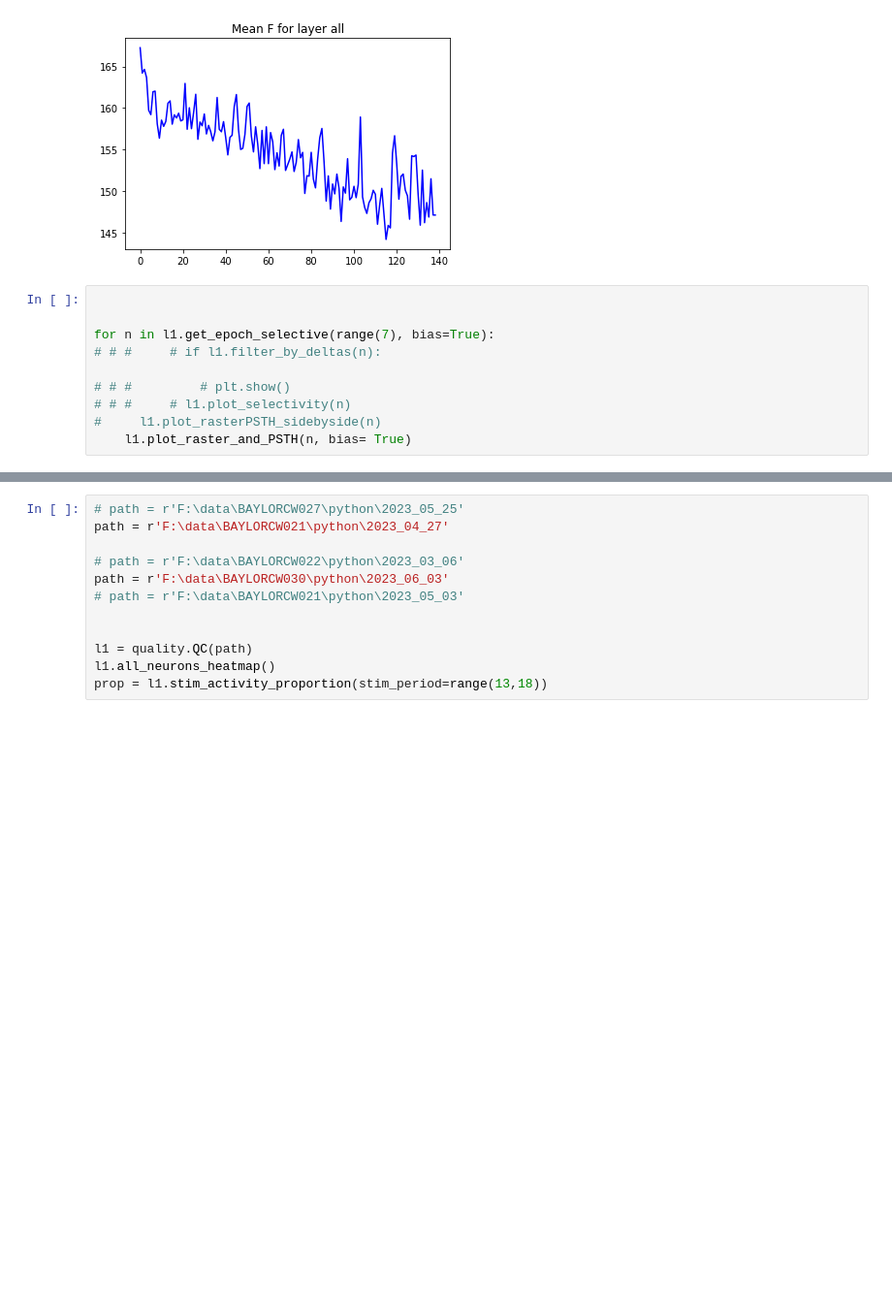
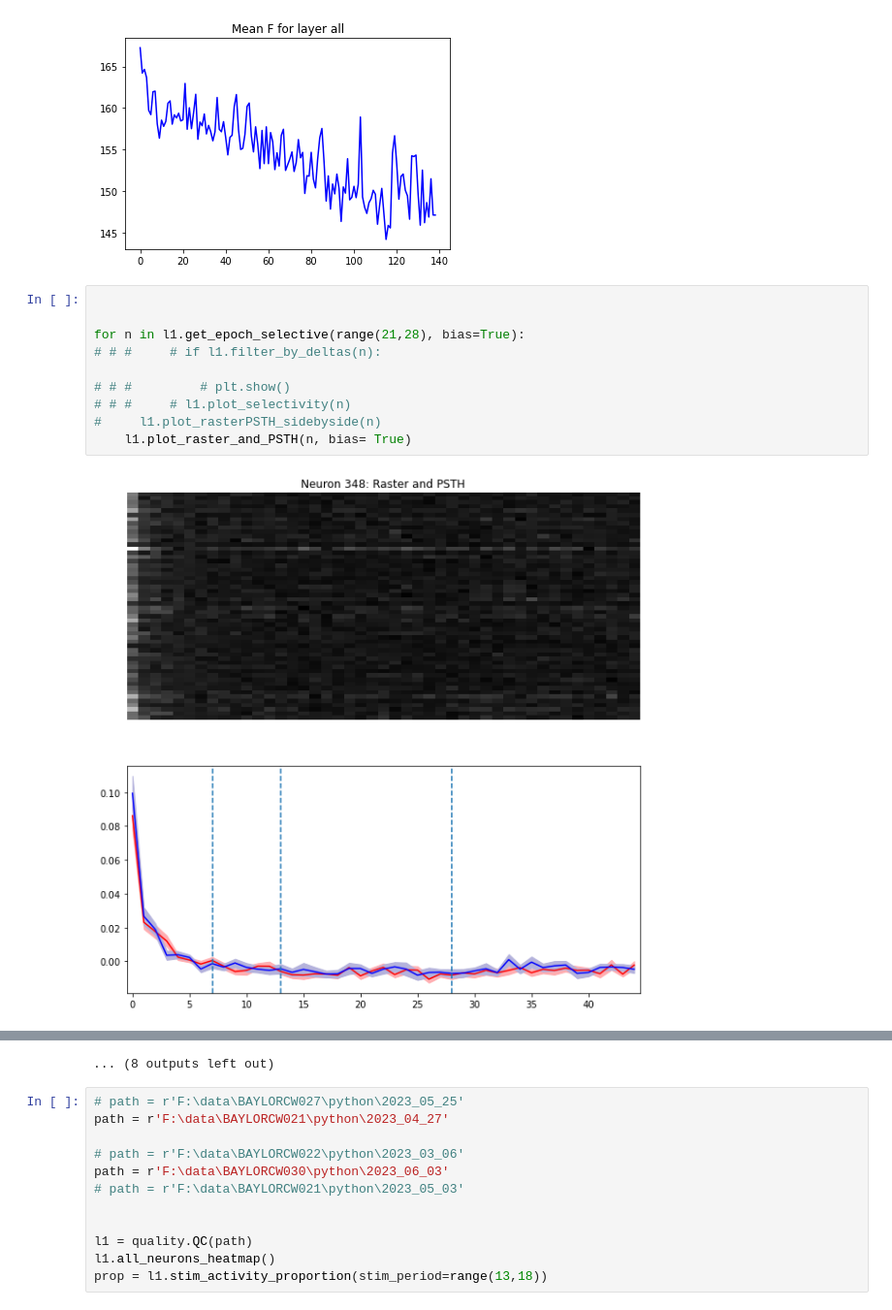
Before and after one commit to catherinewang99/2pimagingAnalysis, a Jupyter notebook: viewplots.ipynb, the cells around one changed output, grey strips where cells are left out. Shown at 97% size. Saved outputs shown, nothing was run; the diff lists cells and outputs as text; blank space fills up the shorter version.

```diff
--- a/viewplots.ipynb
+++ b/viewplots.ipynb
@@ -28,10 +28,12 @@ Minimum cutoff is 45
 # %%
 
 
-for n in l1.get_epoch_selective(range(7), bias=True):
+for n in l1.get_epoch_selective(range(21,28), bias=True):
 # # #     # if l1.filter_by_deltas(n):
 
 # # #         # plt.show()
 # # #     # l1.plot_selectivity(n)
 #     l1.plot_rasterPSTH_sidebyside(n)
     l1.plot_raster_and_PSTH(n, bias= True)
+# %% [output]
+[figure, added]
@@ -38,3 +51,4 @@ for n in l1.get_epoch_selective(range(7), bias=True):
+... (8 outputs left out)
 # %%
 # path = r'F:\data\BAYLORCW027\python\2023_05_25'
 path = r'F:\data\BAYLORCW021\python\2023_04_27'
```
Also changed, not shown: parts of 1 cell of this notebook, 6 other files.
